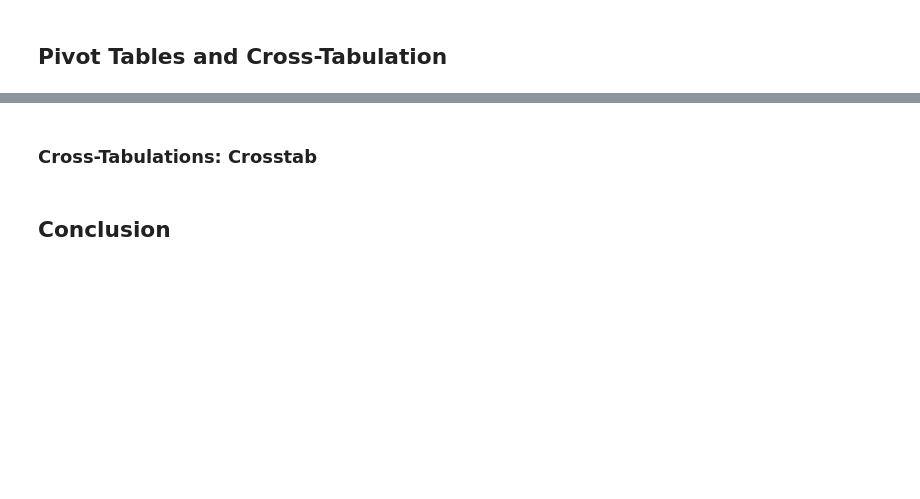
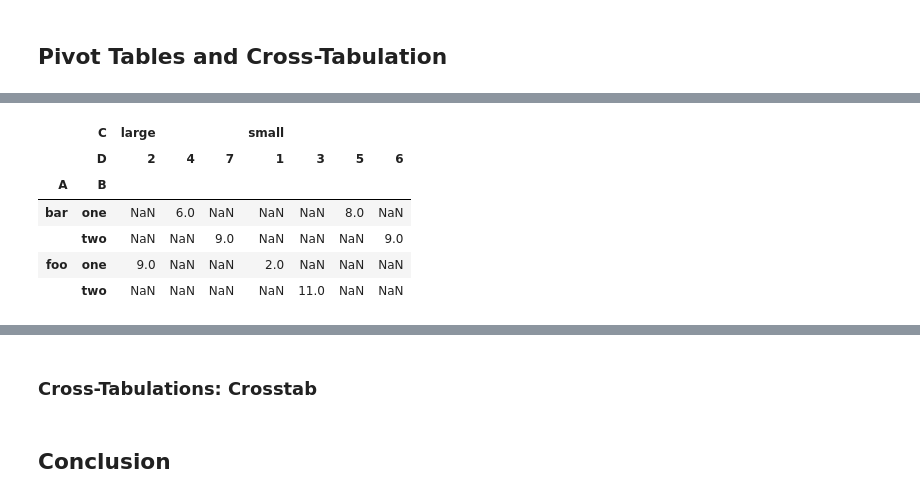
Before and after one commit to jazzlly/pydata-book, a Jupyter notebook: ch10.ipynb, the cells around one changed output, grey strips where cells are left out. Cells and saved outputs as stored; diff of their text form; code cells hidden in the pictures; blank space fills up the shorter version.

```diff
--- a/ch10.ipynb
+++ b/ch10.ipynb
@@ -798,0 +1200,11 @@ by_year.apply(regress, 'AAPL', ['SPX'])
+# %%
+df = pd.DataFrame({"A": ["foo", "foo", "foo", "foo", "foo",
+                         "bar", "bar", "bar", "bar"],
+                   "B": ["one", "one", "one", "two", "two",
+                         "one", "one", "two", "two"],
+                   "C": ["small", "large", "large", "small",
+                         "small", "large", "small", "small",
+                         "large"],
+                   "D": [1, 2, 2, 3, 3, 4, 5, 6, 7],
+                   "E": [2, 4, 5, 5, 6, 6, 8, 9, 9]})
+df
@@ -798,0 +1296,10 @@ by_year.apply(regress, 'AAPL', ['SPX'])
+# %%
+df.pivot_table(values='E', index=['A', 'B'], columns=['C', 'D'], aggfunc=np.sum)
+# %% [output]
+|  | C | large |  |  | small |  |  |  |
+|  | D | 2 | 4 | 7 | 1 | 3 | 5 | 6 |
+| A | B |  |  |  |  |  |  |  |
+| bar | one | NaN | 6.0 | NaN | NaN | NaN | 8.0 | NaN |
+|  | two | NaN | NaN | 9.0 | NaN | NaN | NaN | 9.0 |
+| foo | one | 9.0 | NaN | NaN | 2.0 | NaN | NaN | NaN |
+|  | two | NaN | NaN | NaN | NaN | 11.0 | NaN | NaN |
```
Also changed, not shown: parts of 67 cells of this notebook.
